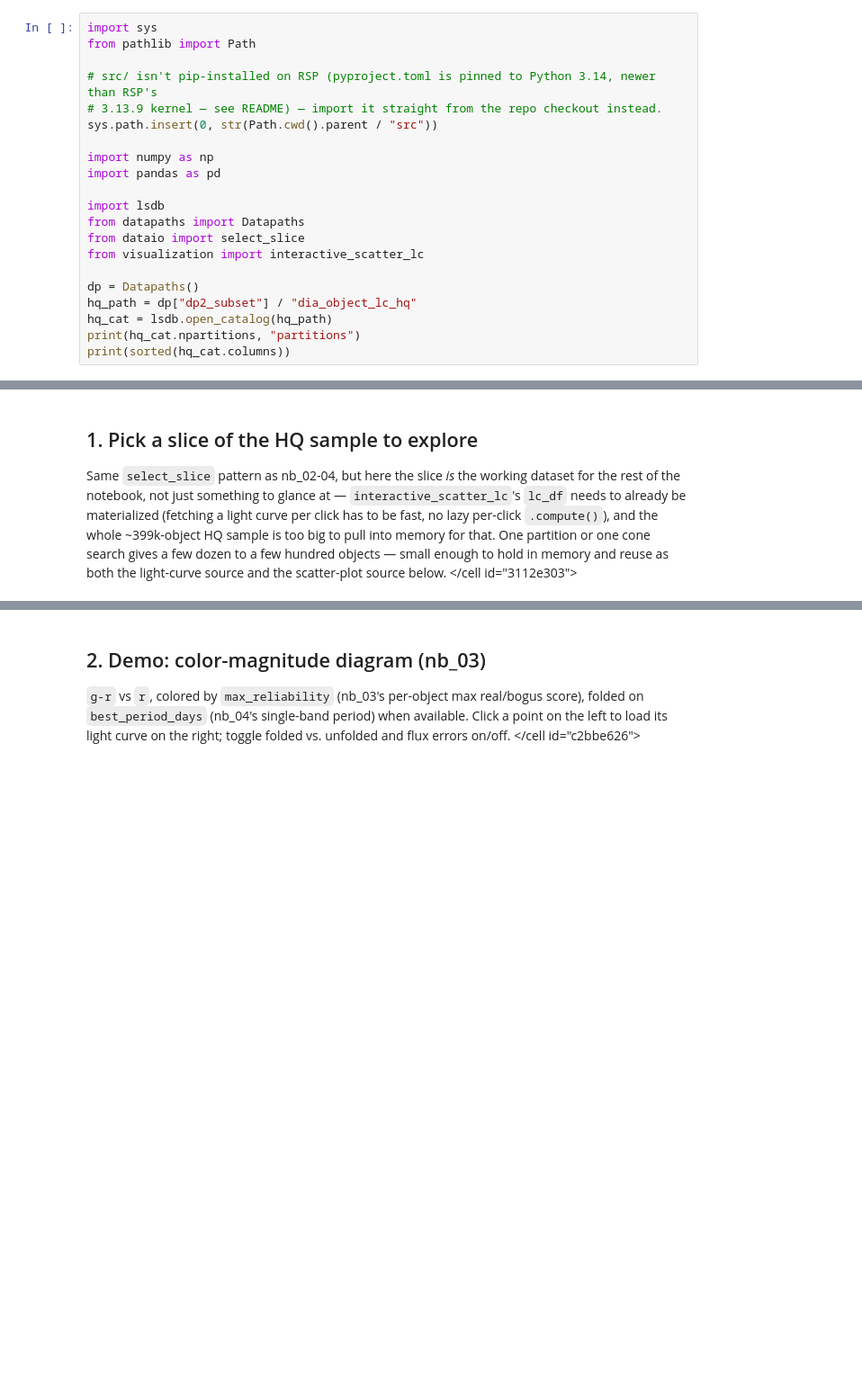
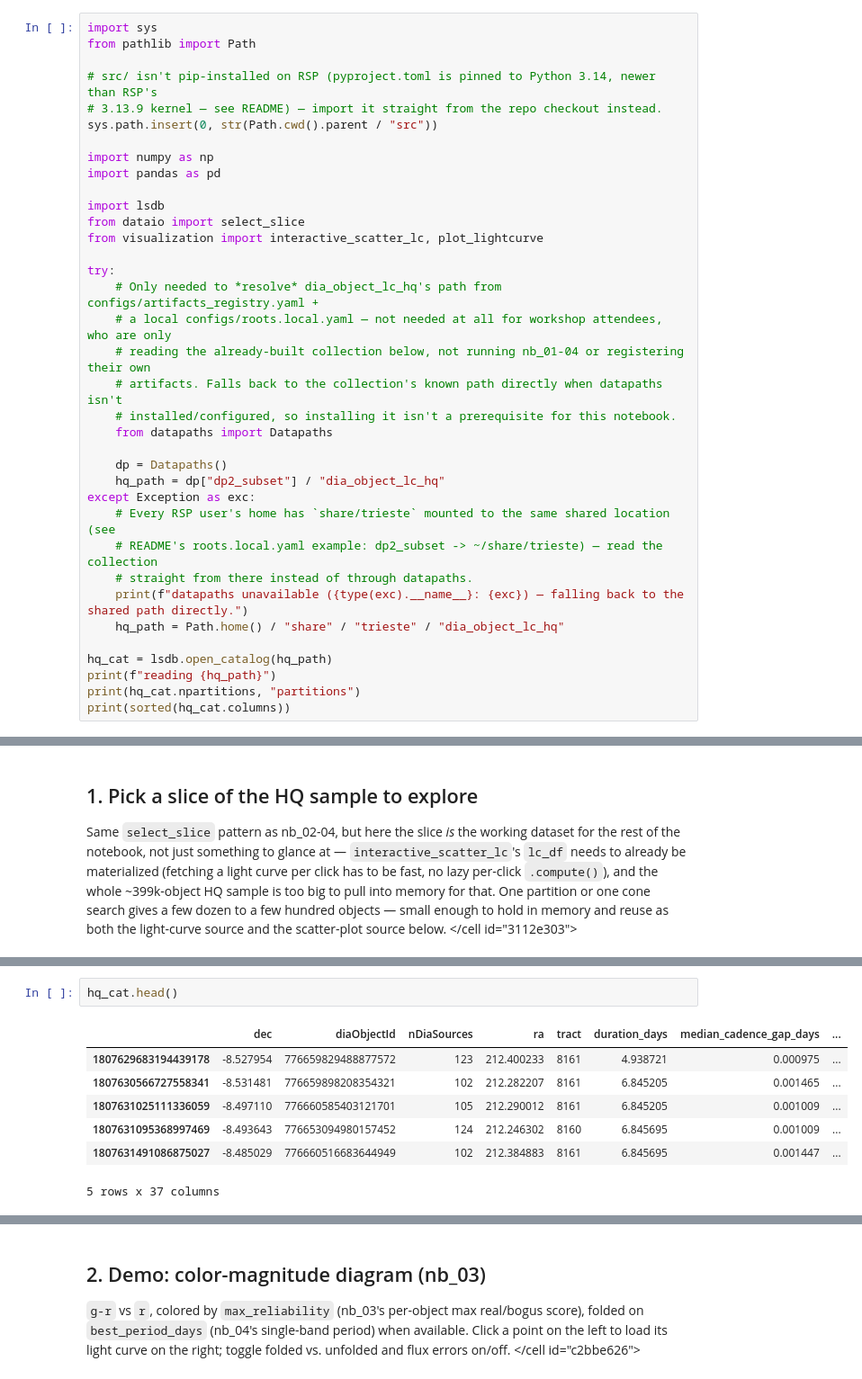
Before and after one commit to ShrRa/dp2_trieste_hands_on, a Jupyter notebook: notebooks/05_interactive_explorer.ipynb, the cells around one changed output, grey strips where cells are left out. Shown at 90% size. Drawn from its saved outputs; the diff is of its cells as text; blank space fills up the shorter version.

```diff
--- a/notebooks/05_interactive_explorer.ipynb
+++ b/notebooks/05_interactive_explorer.ipynb
@@ -35,12 +40,27 @@ import numpy as np
 import pandas as pd
 
 import lsdb
-from datapaths import Datapaths
 from dataio import select_slice
-from visualization import interactive_scatter_lc
+from visualization import interactive_scatter_lc, plot_lightcurve
 
-dp = Datapaths()
-hq_path = dp["dp2_subset"] / "dia_object_lc_hq"
+try:
+    # Only needed to *resolve* dia_object_lc_hq's path from configs/artifacts_registry.yaml +
+    # a local configs/roots.local.yaml — not needed at all for workshop attendees, who are only
+    # reading the already-built collection below, not running nb_01-04 or registering their own
+    # artifacts. Falls back to the collection's known path directly when datapaths isn't
+    # installed/configured, so installing it isn't a prerequisite for this notebook.
+    from datapaths import Datapaths
+
+    dp = Datapaths()
+    hq_path = dp["dp2_subset"] / "dia_object_lc_hq"
+except Exception as exc:
+    # Every RSP user's home has `share/trieste` mounted to the same shared location (see
+    # README's roots.local.yaml example: dp2_subset -> ~/share/trieste) — read the collection
+    # straight from there instead of through datapaths.
+    print(f"datapaths unavailable ({type(exc).__name__}: {exc}) — falling back to the shared path directly.")
+    hq_path = Path.home() / "share" / "trieste" / "dia_object_lc_hq"
+
 hq_cat = lsdb.open_catalog(hq_path)
+print(f"reading {hq_path}")
 print(hq_cat.npartitions, "partitions")
 print(sorted(hq_cat.columns))
@@ -72,0 +99,10 @@ print(f"{SLICE_MODE}: {full_df.shape}")
+# %%
+hq_cat.head()
+# %% [output]
+|  | dec | diaObjectId | nDiaSources | ra | tract | duration_days | median_cadence_gap_days | ... |
+| 1807629683194439178 | -8.527954 | 776659829488877572 | 123 | 212.400233 | 8161 | 4.938721 | 0.000975 | ... |
+| 1807630566727558341 | -8.531481 | 776659898208354321 | 102 | 212.282207 | 8161 | 6.845205 | 0.001465 | ... |
+| 1807631025111336059 | -8.497110 | 776660585403121701 | 105 | 212.290012 | 8161 | 6.845205 | 0.001009 | ... |
+| 1807631095368997469 | -8.493643 | 776653094980157452 | 124 | 212.246302 | 8160 | 6.845695 | 0.001009 | ... |
+| 1807631491086875027 | -8.485029 | 776660516683644949 | 102 | 212.384883 | 8161 | 6.845695 | 0.001447 | ... |
+5 rows x 37 columns
```
Also changed, not shown: parts of 12 cells of this notebook, 4 other files.
